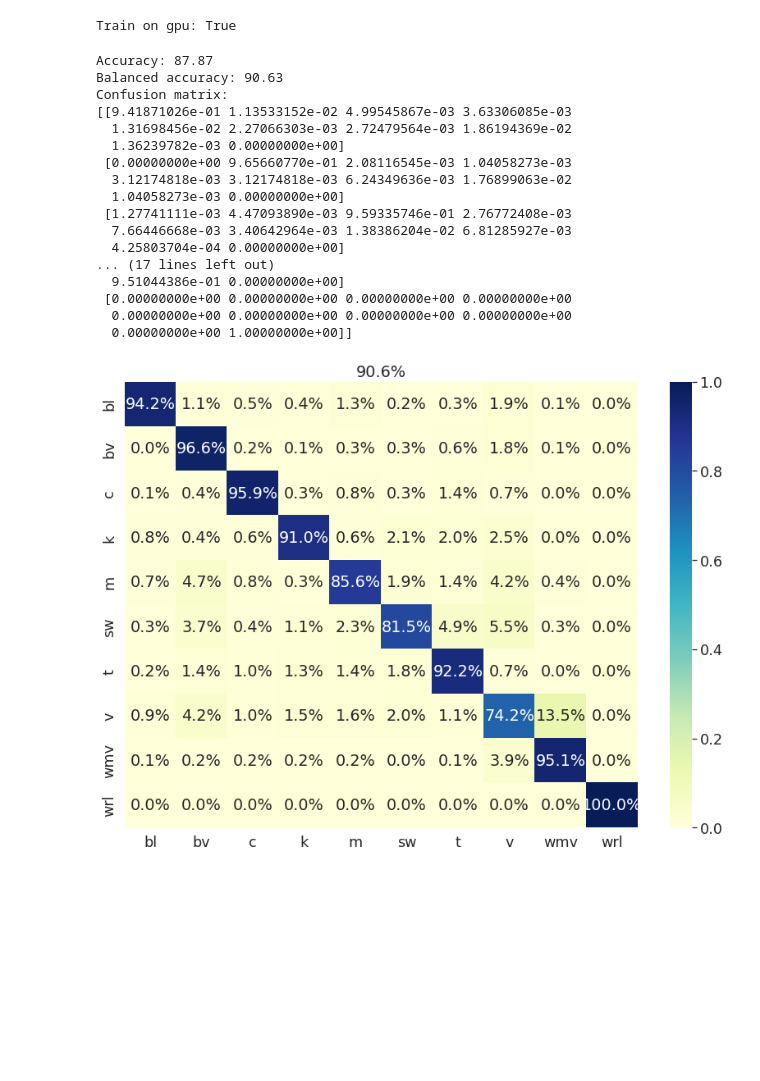
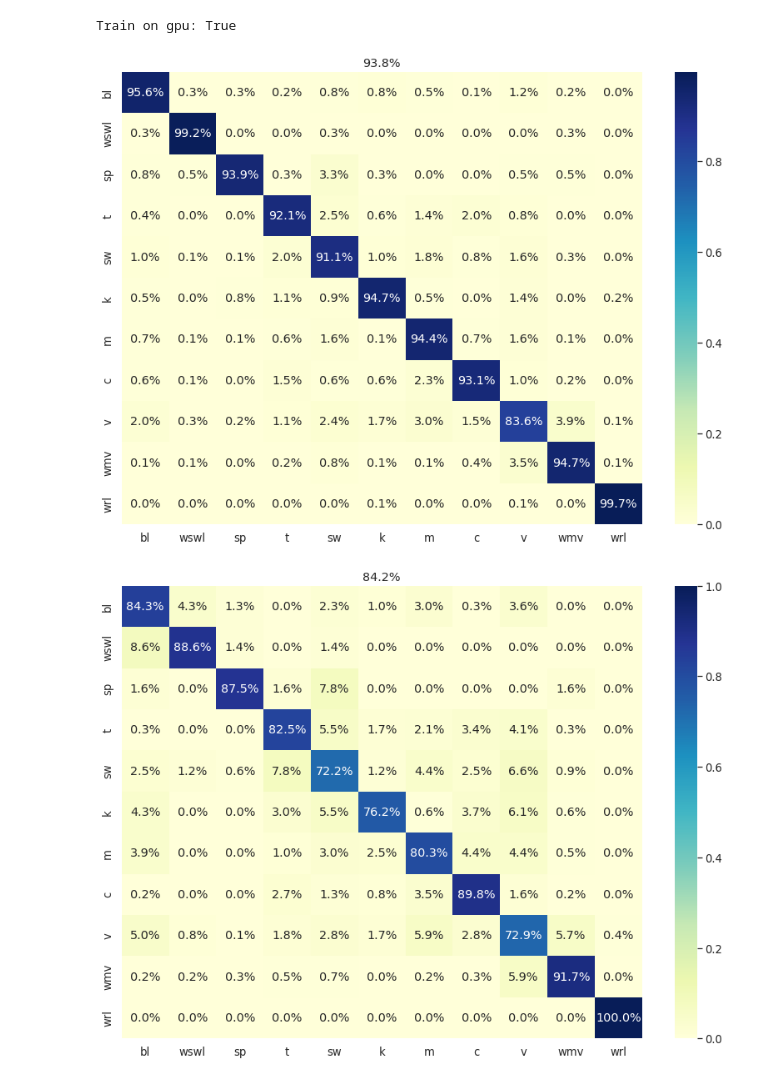
Before and after one commit to kalfasyan/stickybugs-ai, a Jupyter notebook: 003_Results.ipynb, the cells around one changed output. Cells and saved outputs as stored; diff of their text form; code cells hidden in the pictures; blank space fills up the shorter version.

```diff
--- a/003_Results.ipynb
+++ b/003_Results.ipynb
@@ -94,9 +89,9 @@ transforms_list_train = [
     A.Rotate(limit=90, p=0.5),
     A.HorizontalFlip(p=0.5),
     A.VerticalFlip(p=0.5),
-#     A.RandomGamma(p=0.5),
-#     A.RandomBrightnessContrast(p=0.2),
-#     A.GaussianBlur(blur_limit=(3,3), p=0.1)
+    # A.RandomGamma(p=0.5),
+     A.RandomBrightnessContrast(p=0.2),
+     A.GaussianBlur(blur_limit=(3,3), p=0.1)
 ]
 
 transforms_list_test = [
@@ -114,7 +109,7 @@ batch_size = 32
 batch_size_val = 32
 
 train_dataloader = DataLoader(train_dataset, batch_size=batch_size, shuffle=True, num_workers=4, pin_memory=True, worker_init_fn=worker_init_fn)
-valid_dataloader = DataLoader(valid_dataset, batch_size=batch_size_val, shuffle=True, num_workers=4, pin_memory=True, worker_init_fn=worker_init_fn)
+valid_dataloader = DataLoader(valid_dataset, batch_size=batch_size_val, shuffle=False, num_workers=4, pin_memory=True, worker_init_fn=worker_init_fn)
 test_dataloader = DataLoader(test_dataset, batch_size=batch_size_val, shuffle=False, num_workers=4, pin_memory=True, worker_init_fn=worker_init_fn)
 
 # plt.imshow(train_dataset[0][0]); plt.title(f"Example train image, class:{train_dataset[0][1]}");
@@ -123,26 +118,28 @@ test_dataloader = DataLoader(test_dataset, batch_size=batch_size_val, shuffle=Fa
 # %%
 torch.backends.cudnn.benchmark = True
 # %%
-modelname = "densenet121"
+modelname = "efficientnetb0"
 model = model_selector(modelname, pretrained=True)
-try:
+if modelname.startswith("dense"):
     num_ftrs = model.classifier.in_features
     model.classifier = nn.Linear(num_ftrs,len(topclasses))
-except:
-    pass
-try:
+if modelname.startswith("resn"):
     num_ftrs = model.fc.in_features
     model.fc = nn.Linear(num_ftrs,len(topclasses))
-except:
-    pass
+if modelname.startswith("efficient"):
+    num_ftrs = model.classifier[1].in_features
+    model.classifier[1] = nn.Linear(num_ftrs,len(topclasses))
+
 # Choosing whether to train on a gpu
 train_on_gpu = torch.cuda.is_available()
 print(f'Train on gpu: {train_on_gpu}')# Number of gpus
 model = model.to('cuda', dtype=torch.float)
 
-criterion = nn.CrossEntropyLoss()
+num_epochs = 40
 
-optimizer = optim.Adam(model.parameters(), lr=.001)
+class_sample_count = np.unique(df_train.label, return_counts=True)[1]
+weight = 1. / class_sample_count
+criterion = nn.CrossEntropyLoss(weight=torch.Tensor(weight).cuda(), label_smoothing=.1)
 # %% [output]
 Train on gpu: True
 # %%
@@ -149,5 +148,4 @@ Train on gpu: True
 model, optimizer = load_checkpoint(f'{SAVE_DIR}/{modelname}_{setting}_best.pth.tar', model, optimizer)
 model = model.to('cuda', dtype=torch.float)
-# %%
-import seaborn as sns
-sns.set(font_scale=1.6)
+# %%
+labelticks = list({'bl':0,'wswl':1,'sp':2,'t':3,'sw':4,'k':5,'m':6,'c':7,'v':8,'wmv':9,'wrl':10}.keys())
@@ -154,24 +154,12 @@ sns.set(font_scale=1.6)
+# %%
+plt.figure(figsize=(14,10))
+sns.heatmap(train_cm, annot=True, fmt='.1%', cmap='YlGnBu', xticklabels=labelticks, yticklabels=labelticks); plt.title(f"{train_bacc*100:.1f}%");
+# %% [output]
+[figure, added]
 # %%
-train_bacc, train_cm, _, _, _ = test_model(model,train_dataloader, train_dataset, le)
+val_bacc, val_cm, _, _, _ = test_model(model,valid_dataloader, valid_dataset)
 plt.figure(figsize=(14,10))
-sns.heatmap(train_cm, annot=True, fmt='.1%', cmap='YlGnBu', xticklabels=le.classes_, yticklabels=le.classes_); plt.title(f"{train_bacc*100:.1f}%");
+sns.heatmap(val_cm, annot=True, fmt='.1%', cmap='YlGnBu', xticklabels=labelticks, yticklabels=labelticks); plt.title(f"{val_bacc*100:.1f}%");
 # %% [output]
-Accuracy: 87.87
-Balanced accuracy: 90.63
-Confusion matrix:
-[[9.41871026e-01 1.13533152e-02 4.99545867e-03 3.63306085e-03
-  1.31698456e-02 2.27066303e-03 2.72479564e-03 1.86194369e-02
-  1.36239782e-03 0.00000000e+00]
- [0.00000000e+00 9.65660770e-01 2.08116545e-03 1.04058273e-03
-  3.12174818e-03 3.12174818e-03 6.24349636e-03 1.76899063e-02
-  1.04058273e-03 0.00000000e+00]
- [1.27741111e-03 4.47093890e-03 9.59335746e-01 2.76772408e-03
-  7.66446668e-03 3.40642964e-03 1.38386204e-02 6.81285927e-03
-  4.25803704e-04 0.00000000e+00]
-... (17 lines left out)
-  9.51044386e-01 0.00000000e+00]
- [0.00000000e+00 0.00000000e+00 0.00000000e+00 0.00000000e+00
-  0.00000000e+00 0.00000000e+00 0.00000000e+00 0.00000000e+00
-  0.00000000e+00 1.00000000e+00]]
-[figure, old version]
+[figure, new version]
 # %%
```
Also changed, not shown: parts of 33 cells of this notebook, 3 other files.
